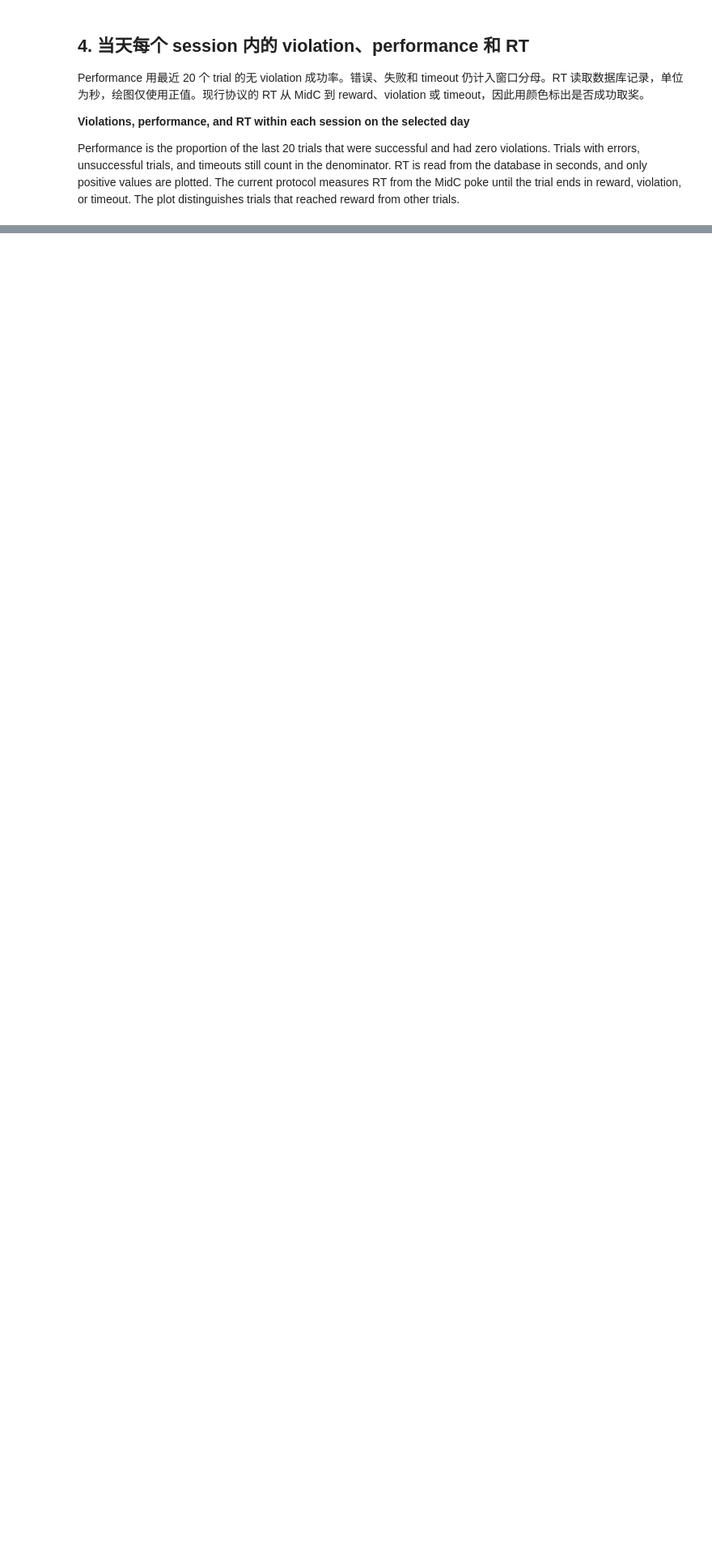
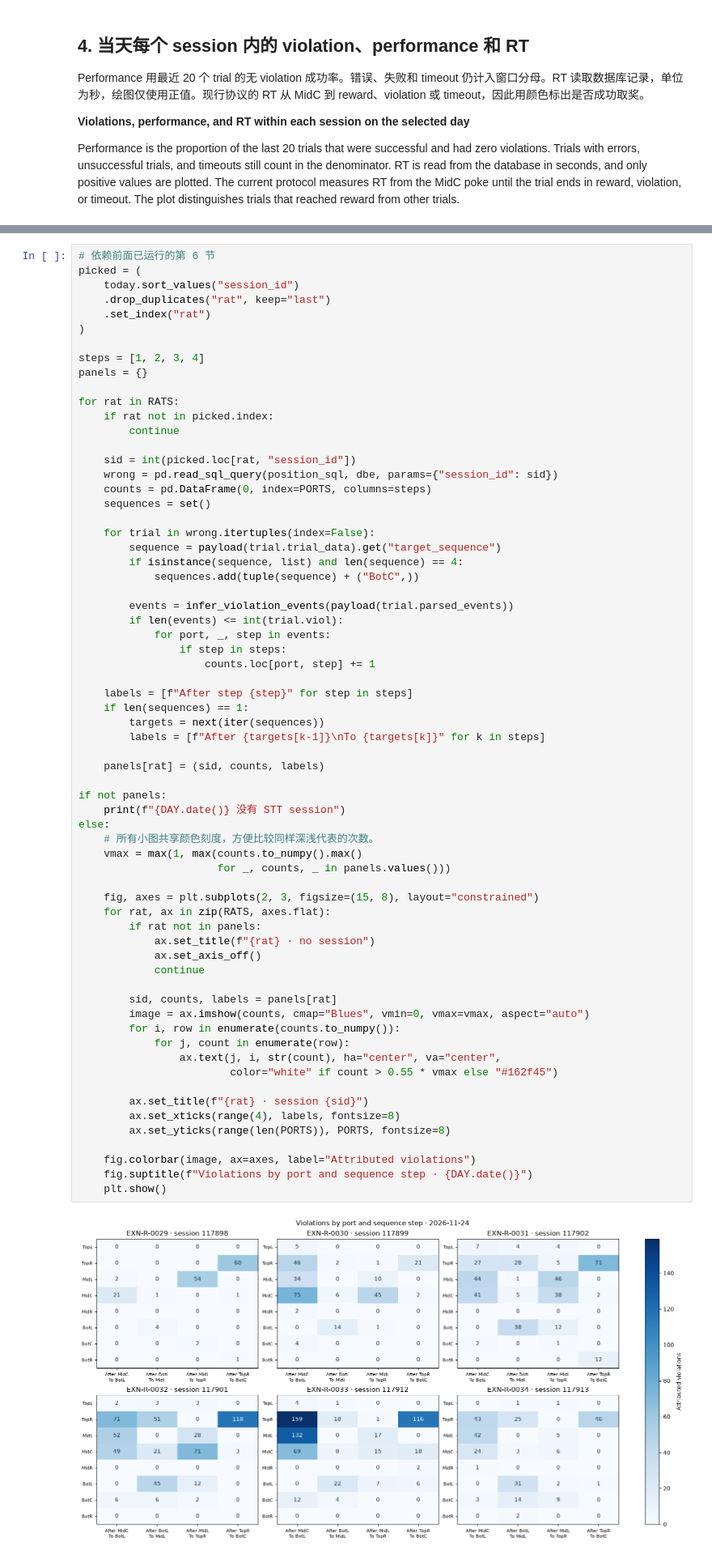
Before and after one commit to AplysiaC/behavior_trial, a Jupyter notebook: notebooks/stt_training_dashboard.ipynb, the cells around one changed output, grey strips where cells are left out. Shown at 81% size. Cells and saved outputs as stored; diff of their text form; blank space fills up the shorter version.

```diff
--- a/notebooks/stt_training_dashboard.ipynb
+++ b/notebooks/stt_training_dashboard.ipynb
@@ -381,0 +562,68 @@ for stage, frame in history_ports.groupby("stage", sort=False):
+# %%
+# 依赖前面已运行的第 6 节
+picked = (
+    today.sort_values("session_id")
+    .drop_duplicates("rat", keep="last")
+    .set_index("rat")
+)
+
+steps = [1, 2, 3, 4]
+panels = {}
+
+for rat in RATS:
+    if rat not in picked.index:
+        continue
+
+    sid = int(picked.loc[rat, "session_id"])
+    wrong = pd.read_sql_query(position_sql, dbe, params={"session_id": sid})
+    counts = pd.DataFrame(0, index=PORTS, columns=steps)
+    sequences = set()
+
+    for trial in wrong.itertuples(index=False):
+        sequence = payload(trial.trial_data).get("target_sequence")
+        if isinstance(sequence, list) and len(sequence) == 4:
+            sequences.add(tuple(sequence) + ("BotC",))
+
+        events = infer_violation_events(payload(trial.parsed_events))
+        if len(events) <= int(trial.viol):
+            for port, _, step in events:
+                if step in steps:
+                    counts.loc[port, step] += 1
+
+    labels = [f"After step {step}" for step in steps]
+    if len(sequences) == 1:
+        targets = next(iter(sequences))
+        labels = [f"After {targets[k-1]}\nTo {targets[k]}" for k in steps]
+
+    panels[rat] = (sid, counts, labels)
+
+if not panels:
+    print(f"{DAY.date()} 没有 STT session")
+else:
+    # 所有小图共享颜色刻度，方便比较同样深浅代表的次数。
+    vmax = max(1, max(counts.to_numpy().max()
+                      for _, counts, _ in panels.values()))
+
+    fig, axes = plt.subplots(2, 3, figsize=(15, 8), layout="constrained")
+    for rat, ax in zip(RATS, axes.flat):
+        if rat not in panels:
+            ax.set_title(f"{rat} · no session")
+            ax.set_axis_off()
+            continue
+
+        sid, counts, labels = panels[rat]
+        image = ax.imshow(counts, cmap="Blues", vmin=0, vmax=vmax, aspect="auto")
+        for i, row in enumerate(counts.to_numpy()):
+            for j, count in enumerate(row):
+                ax.text(j, i, str(count), ha="center", va="center",
+                        color="white" if count > 0.55 * vmax else "#162f45")
+
+        ax.set_title(f"{rat} · session {sid}")
+        ax.set_xticks(range(4), labels, fontsize=8)
+        ax.set_yticks(range(len(PORTS)), PORTS, fontsize=8)
+
+    fig.colorbar(image, ax=axes, label="Attributed violations")
+    fig.suptitle(f"Violations by port and sequence step · {DAY.date()}")
+    plt.show()
+# %% [output]
+[figure, added]
```
Also changed, not shown: parts of 7 cells of this notebook.
